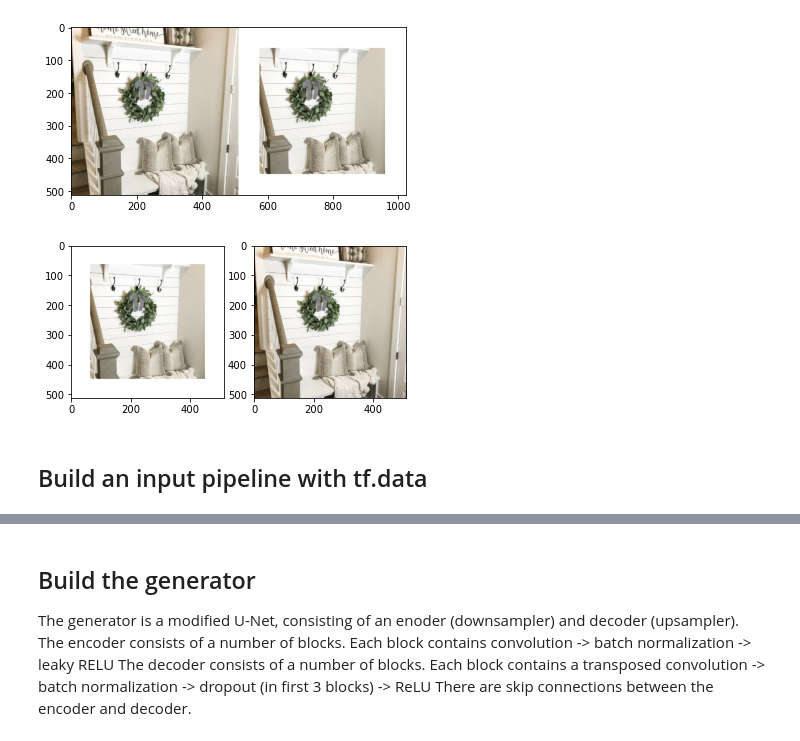
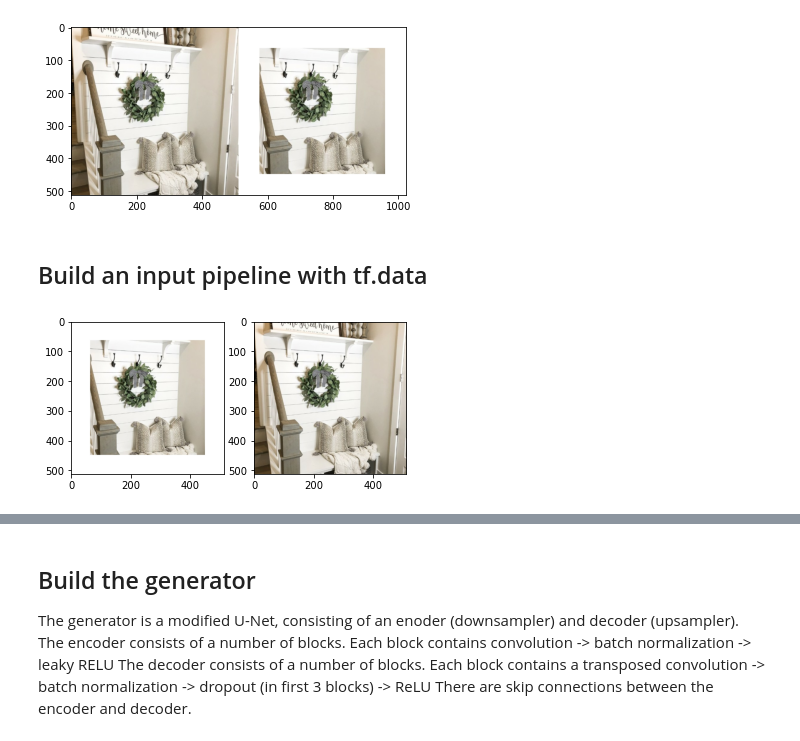
Before and after one commit to fdb/pix2pix-from-scratch, a Jupyter notebook: pix2pix.ipynb, the cells around one changed output, grey strips where cells are left out. Saved outputs shown, nothing was run; the diff lists cells and outputs as text; code cells hidden in the pictures.

```diff
--- a/pix2pix.ipynb
+++ b/pix2pix.ipynb
@@ -83,10 +40,22 @@ def load_image(fname):
-# %%
-sample_source_image, sample_target_image = load_image(os.path.join(dataset_dir, 'hallway-0001.jpg'))
-fig = plt.figure()
-fig.add_subplot(1, 2, 1).imshow(sample_source_image)
-fig.add_subplot(1, 2, 2).imshow(sample_target_image)
-plt.show()
-# %% [output]
-[figure, removed]
 # %% [markdown]
 ## Build an input pipeline with tf.data
+# %%
+#@tf.autograph.experimental.do_not_convert
+def load_image(fname):
+    # Read and decode an image file to a uint8 tensor
+    image = tf.io.read_file(fname)
+    image = tf.io.decode_jpeg(image)
+
+    # Split the image tensor into two tensors:
+    # - The left (target) image
+    # - The right (source) image
+    image_width = tf.shape(image)[1]
+    image_width = image_width // 2
+    input_image = image[:, image_width:, :]
+    real_image = image[:, :image_width, :]
+
+    # Convert both images to float32 tensors
+    input_image = tf.cast(input_image, tf.float32)
+    real_image = tf.cast(real_image, tf.float32)
+
+    return input_image, real_image
@@ -93,2 +74,10 @@ plt.show()
+# %%
+sample_input_image, sample_real_image = process_image(os.path.join(dataset_dir, 'hallway-0001.jpg'))
+fig = plt.figure()
+fig.add_subplot(1, 2, 1).imshow(sample_input_image * 0.5 + 0.5)
+fig.add_subplot(1, 2, 2).imshow(sample_real_image  * 0.5 + 0.5)
+plt.show()
+# %% [output]
+[figure, added]
 # %%
 train_dataset = tf.data.Dataset.list_files(os.path.join(dataset_dir, '*.jpg'))
```
Also changed, not shown: parts of 35 cells of this notebook, 2 other files.
